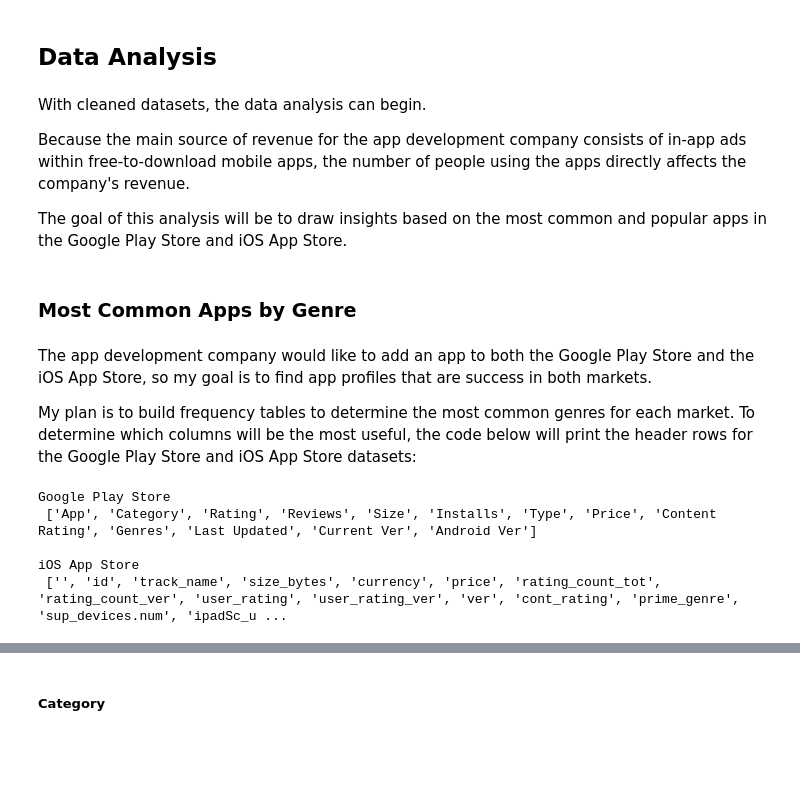
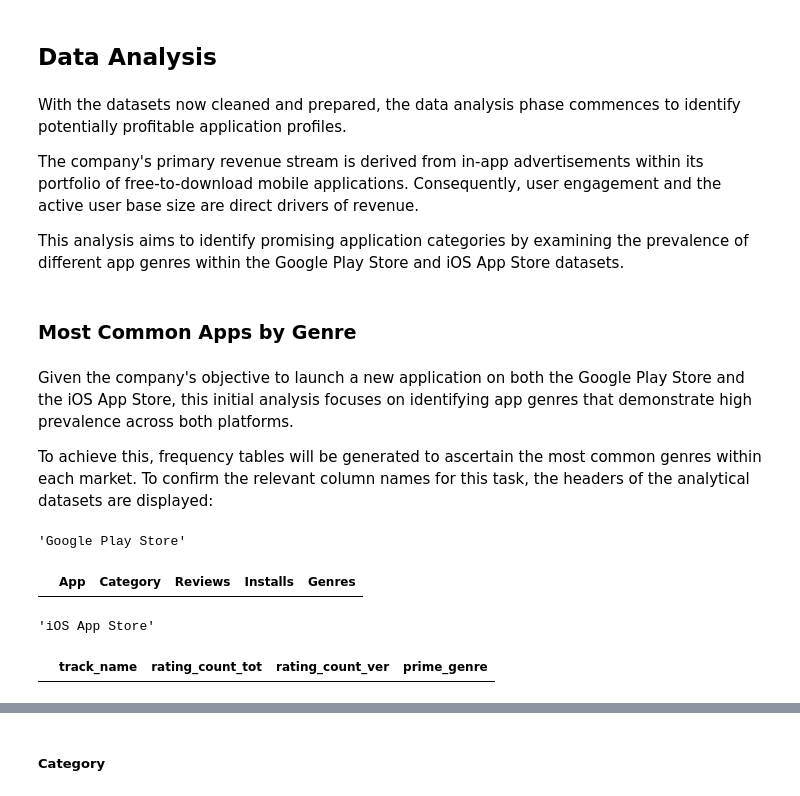
Before and after one commit to xjwllmsx/profitable-app-profiles, a Jupyter notebook: notebook/analysis.ipynb, the cells around one changed output, grey strips where cells are left out. Drawn from its saved outputs; the diff is of its cells as text; code cells hidden in the pictures; blank space fills up the shorter version.

Commit message:
Use pandas library and improve language and tone in 'Most Common Apps by Genre' section

```diff
--- a/notebook/analysis.ipynb
+++ b/notebook/analysis.ipynb
@@ -435,26 +435,23 @@ With the selection of key features now complete, the `android_analytical_df` dat
 # %% [markdown]
 ## Data Analysis
 # %% [markdown]
-With cleaned datasets, the data analysis can begin.
+With the datasets now cleaned and prepared, the data analysis phase commences to identify potentially profitable application profiles.
 
-Because the main source of revenue for the app development company consists of in-app ads within free-to-download mobile apps, the number of people using the apps directly affects the company's revenue.
+The company's primary revenue stream is derived from in-app advertisements within its portfolio of free-to-download mobile applications. Consequently, user engagement and the active user base size are direct drivers of revenue.
 
-The goal of this analysis will be to draw insights based on the most common and popular apps in the Google Play Store and iOS App Store.
+This analysis aims to identify promising application categories by examining the prevalence of different app genres within the Google Play Store and iOS App Store datasets.
 # %% [markdown]
 ### Most Common Apps by Genre
 # %% [markdown]
-The app development company would like to add an app to both the Google Play Store and the iOS App Store, so my goal is to find app profiles that are success in both markets.
+Given the company's objective to launch a new application on both the Google Play Store and the iOS App Store, this initial analysis focuses on identifying app genres that demonstrate high prevalence across both platforms.
 
-My plan is to build frequency tables to determine the most common genres for each market. To determine which columns will be the most useful, the code below will print the header rows for the Google Play Store and iOS App Store datasets:
+To achieve this, frequency tables will be generated to ascertain the most common genres within each market. To confirm the relevant column names for this task, the headers of the analytical datasets are displayed:
-# %%
-# Print the Google Play Store header
-print("Google Play Store", android_header)
-# Print the iOS App Store header
-print("iOS App Store", ios_header)
-# %% [output]
-Google Play Store
- ['App', 'Category', 'Rating', 'Reviews', 'Size', 'Installs', 'Type', 'Price', 'Content Rating', 'Genres', 'Last Updated', 'Current Ver', 'Android Ver']
-
-iOS App Store
- ['', 'id', 'track_name', 'size_bytes', 'currency', 'price', 'rating_count_tot', 'rating_count_ver', 'user_rating', 'user_rating_ver', 'ver', 'cont_rating', 'prime_genre', 'sup_devices.num', 'ipadSc_u ...
+# %%
+display("Google Play Store", android_analytical_df.head(0))
+display("iOS App Store", ios_analytical_df.head(0))
+# %% [output]
+'Google Play Store'
+|  | App | Category | Reviews | Installs | Genres |
+'iOS App Store'
+|  | track_name | rating_count_tot | rating_count_ver | prime_genre |
 # %% [markdown]
```
Also changed, not shown: parts of 25 cells of this notebook.
